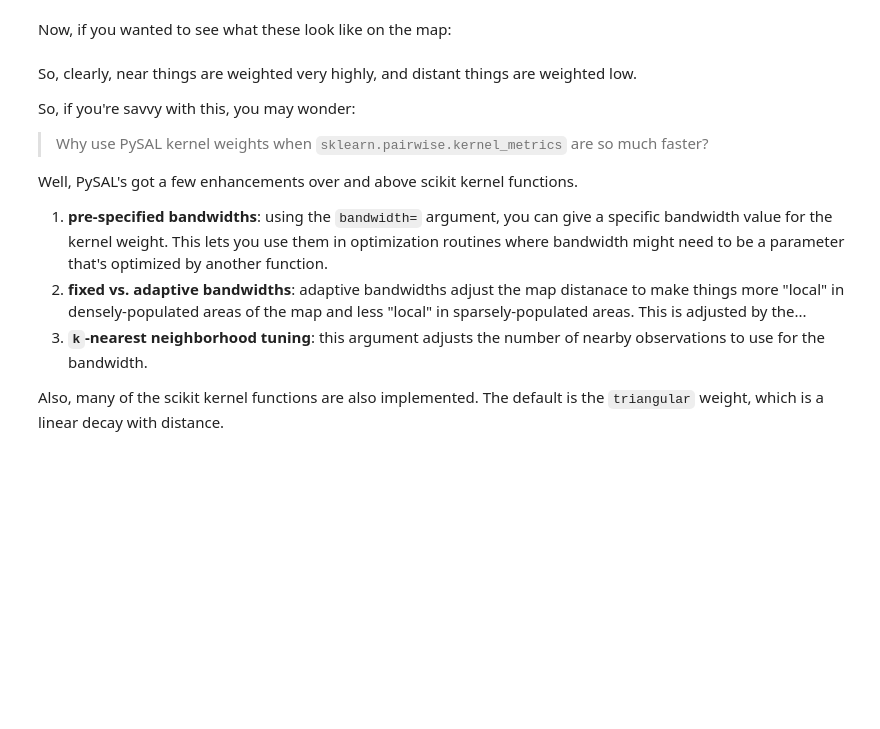
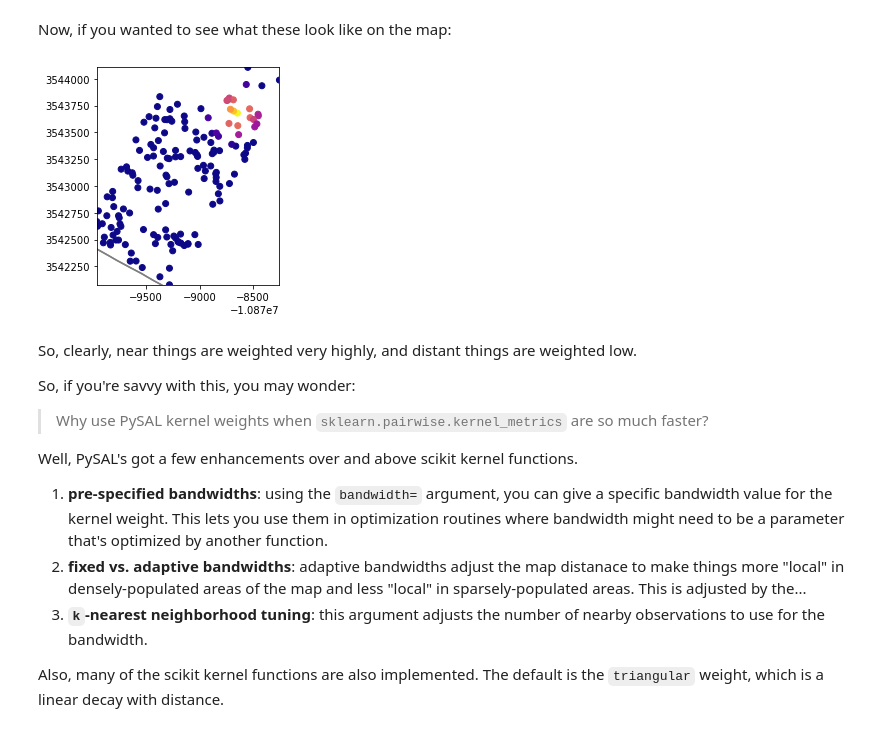
Before and after one commit to pysal/scipy2019-intermediate-gds, a Jupyter notebook: sds1-geography_as_feature-austin.ipynb, the cells around one changed output. Cells and saved outputs as stored; diff of their text form; code cells hidden in the pictures; blank space fills up the shorter version.

```diff
--- a/sds1-geography_as_feature-austin.ipynb
+++ b/sds1-geography_as_feature-austin.ipynb
@@ -654,11 +652,13 @@ Wkernel = lp.weights.Kernel.from_dataframe(pkow_listings)
 # %% [markdown]
 Now, if you wanted to see what these look like on the map:
 # %%
-pkow_listings.assign(weights=Wkernel.sparse[0,:].toarray().flatten()).plot('weights', cmap='plasma')
+focal_listings.assign(weights=Wkernel.sparse[0,:].toarray().flatten()).plot('weights', cmap='plasma')
 neighbourhoods.boundary.plot(color='grey', ax=plt.gca())
-neighbourhoods[neighbourhoods.neighbourhood.str.startswith('Pankow')].plot(ax=plt.gca(), zorder=-1, alpha=.2)
-plt.axis(pkow_listings.total_bounds[np.asarray([0,2,1,3])])
+#neighbourhoods[neighbourhoods.neighbourhood.str.startswith('Pankow')].plot(ax=plt.gca(), zorder=-1, alpha=.2)
+plt.axis(focal_listings.total_bounds[np.asarray([0,2,1,3])])
 plt.show()
+# %% [output]
+[figure, added]
 # %% [markdown]
 So, clearly, near things are weighted very highly, and distant things are weighted low.
 
```
Also changed, not shown: parts of 33 cells of this notebook.
